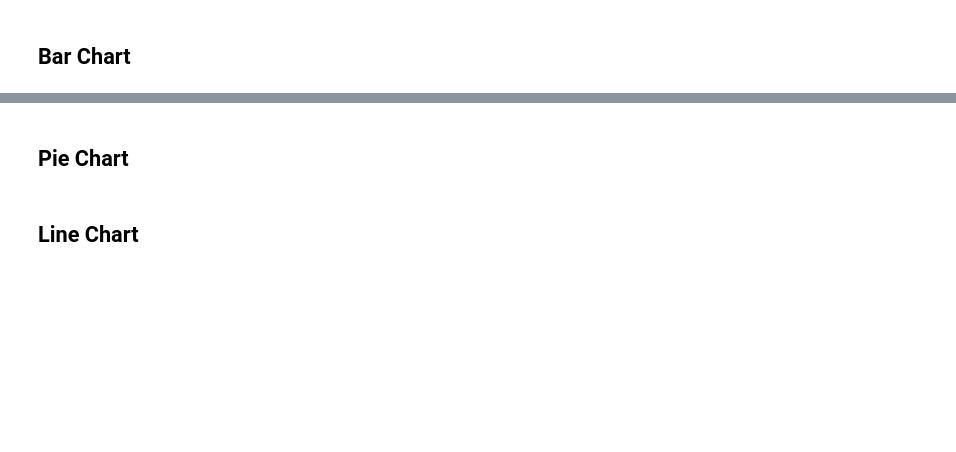
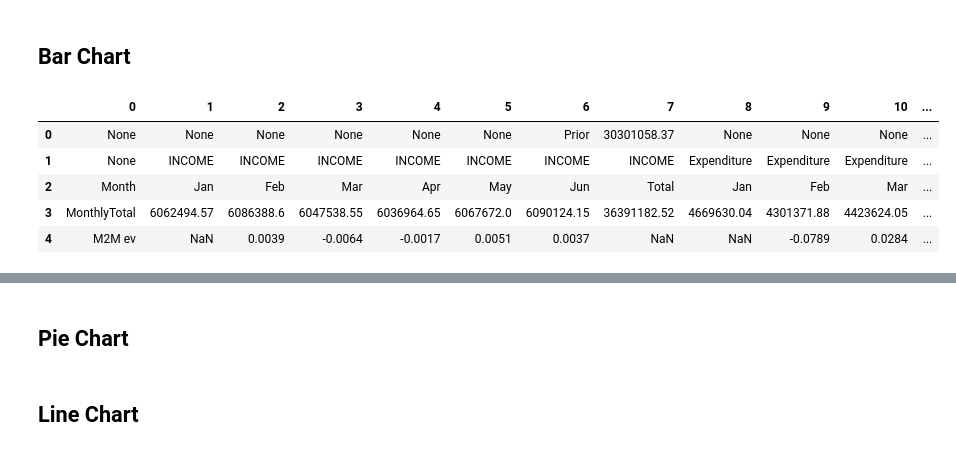
Before and after one commit to datalover2023/Module_4, a Jupyter notebook: Budget_UseCase_Module_4.ipynb, the cells around one changed output, grey strips where cells are left out. Drawn from its saved outputs; the diff is of its cells as text; code cells hidden in the pictures; blank space fills up the shorter version.

```diff
--- a/Budget_UseCase_Module_4.ipynb
+++ b/Budget_UseCase_Module_4.ipynb
@@ -4895,2 +4919,11 @@ cell_insertion
 # %% [markdown]
 ## Bar Chart
+# %%
+overview_df.head()
+# %% [output]
+|  | 0 | 1 | 2 | 3 | 4 | 5 | 6 | 7 | 8 | 9 | 10 | ... |
+| 0 | None | None | None | None | None | None | Prior | 30301058.37 | None | None | None | ... |
+| 1 | None | INCOME | INCOME | INCOME | INCOME | INCOME | INCOME | INCOME | Expenditure | Expenditure | Expenditure | ... |
+| 2 | Month | Jan | Feb | Mar | Apr | May | Jun | Total | Jan | Feb | Mar | ... |
+| 3 | MonthlyTotal | 6062494.57 | 6086388.6 | 6047538.55 | 6036964.65 | 6067672.0 | 6090124.15 | 36391182.52 | 4669630.04 | 4301371.88 | 4423624.05 | ... |
+| 4 | M2M ev | NaN | 0.0039 | -0.0064 | -0.0017 | 0.0051 | 0.0037 | NaN | NaN | -0.0789 | 0.0284 | ... |
```
Also changed, not shown: parts of 60 cells of this notebook.
